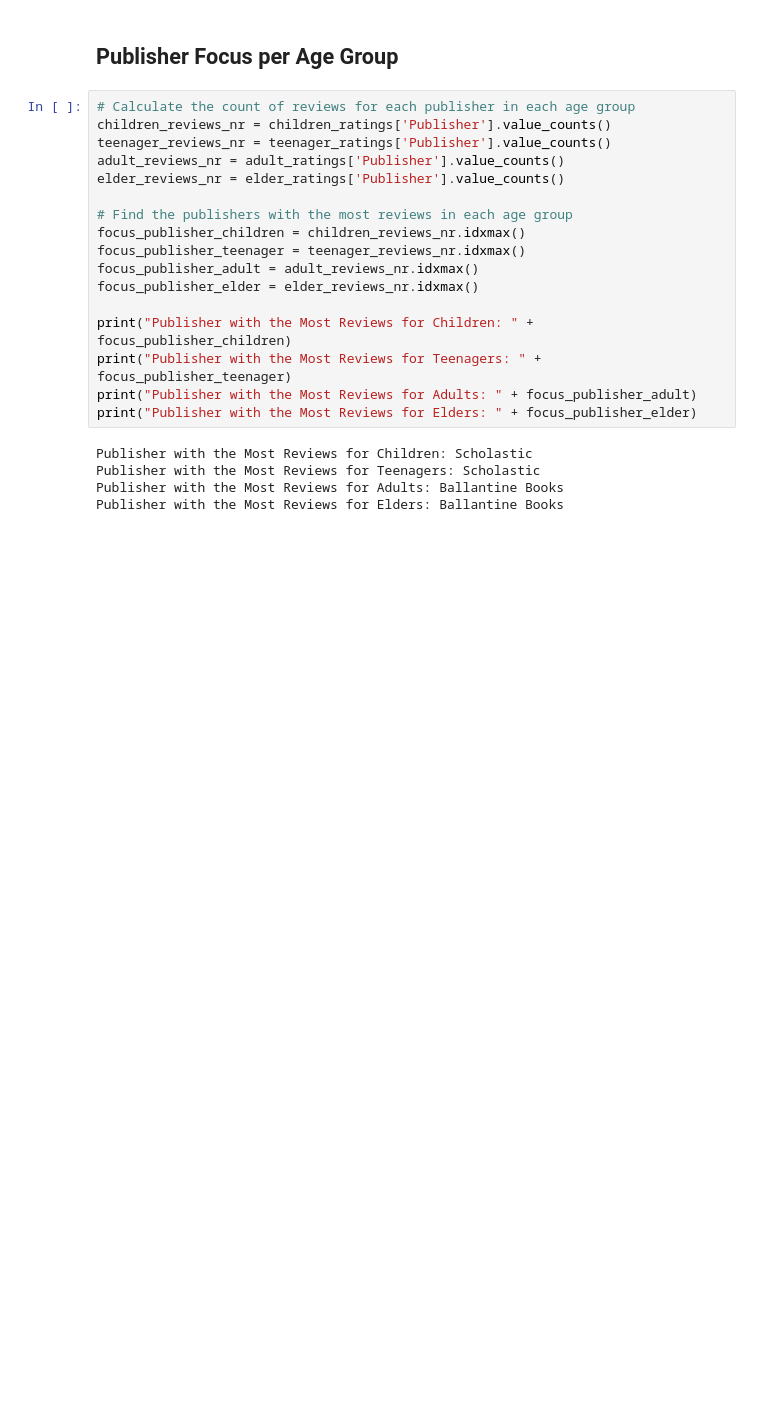
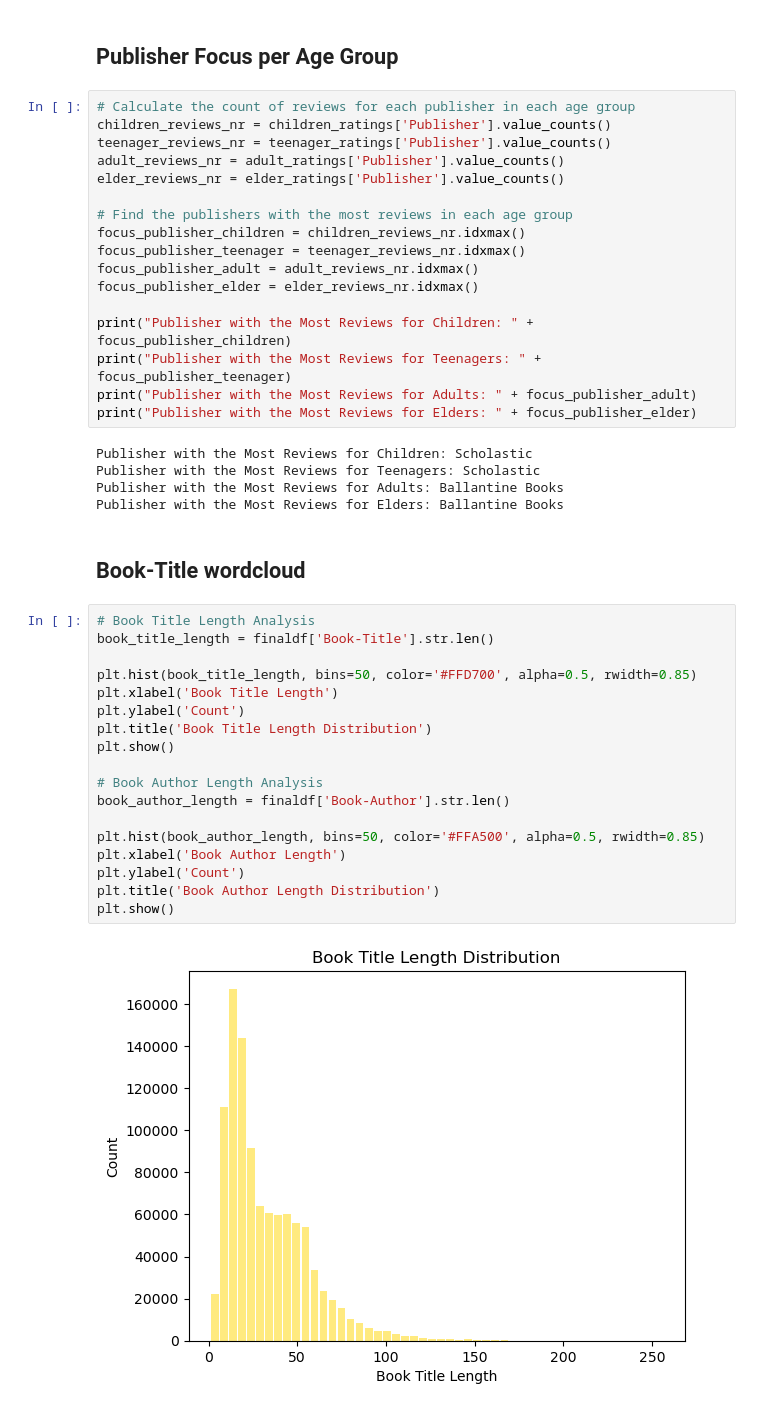
Before and after one commit to andresgr96/PBD-Group15, a Jupyter notebook: FinalProject.ipynb, the cells around one changed output. Saved outputs shown, nothing was run; the diff lists cells and outputs as text; blank space fills up the shorter version.

```diff
--- a/FinalProject.ipynb
+++ b/FinalProject.ipynb
@@ -464,3 +491,25 @@ Publisher with the Most Reviews for Children: Scholastic
 Publisher with the Most Reviews for Teenagers: Scholastic
 Publisher with the Most Reviews for Adults: Ballantine Books
 Publisher with the Most Reviews for Elders: Ballantine Books
+# %% [markdown]
+## Book-Title wordcloud
+# %%
+# Book Title Length Analysis
+book_title_length = finaldf['Book-Title'].str.len()
+
+plt.hist(book_title_length, bins=50, color='#FFD700', alpha=0.5, rwidth=0.85)
+plt.xlabel('Book Title Length')
+plt.ylabel('Count')
+plt.title('Book Title Length Distribution')
+plt.show()
+
+# Book Author Length Analysis
+book_author_length = finaldf['Book-Author'].str.len()
+
+plt.hist(book_author_length, bins=50, color='#FFA500', alpha=0.5, rwidth=0.85)
+plt.xlabel('Book Author Length')
+plt.ylabel('Count')
+plt.title('Book Author Length Distribution')
+plt.show()
+# %% [output]
+[figure, added]
```
Also changed, not shown: parts of 12 cells of this notebook.
